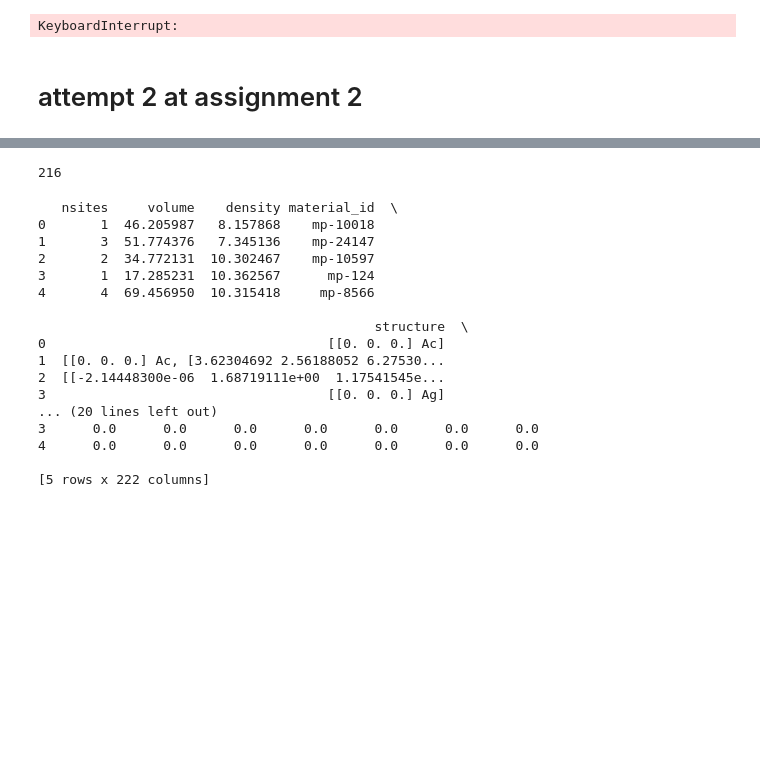
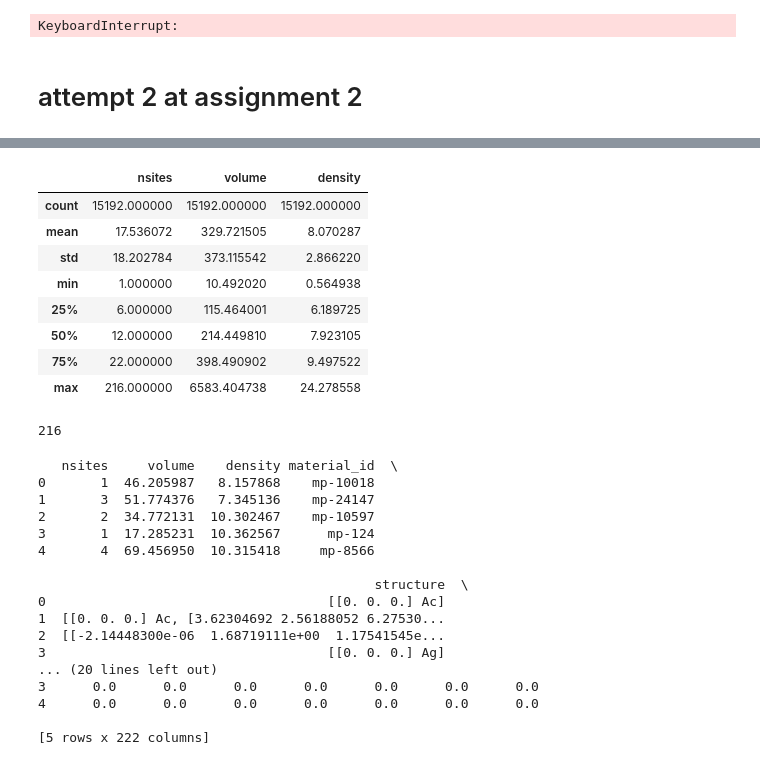
Before and after one commit to coenradtt/ML4MSD-HW-CoenradtT, a Jupyter notebook: Homework4/hw4_responses.ipynb, the cells around one changed output, grey strips where cells are left out. Cells and saved outputs as stored; diff of their text form; code cells hidden in the pictures; blank space fills up the shorter version.

```diff
--- a/Homework4/hw4_responses.ipynb
+++ b/Homework4/hw4_responses.ipynb
@@ -405,3 +445,15 @@ mpids = mpids.dropna(axis=1, how='all')
+# %%
+mpids.describe()
+# %% [output]
+|  | nsites | volume | density |
+| count | 15192.000000 | 15192.000000 | 15192.000000 |
+| mean | 17.536072 | 329.721505 | 8.070287 |
+| std | 18.202784 | 373.115542 | 2.866220 |
+| min | 1.000000 | 10.492020 | 0.564938 |
+| 25% | 6.000000 | 115.464001 | 6.189725 |
+| 50% | 12.000000 | 214.449810 | 7.923105 |
+| 75% | 22.000000 | 398.490902 | 9.497522 |
+| max | 216.000000 | 6583.404738 | 24.278558 |
 # %%
 # -------------featurization -------------
 
```
Also changed, not shown: parts of 7 cells of this notebook, 44 other files.
